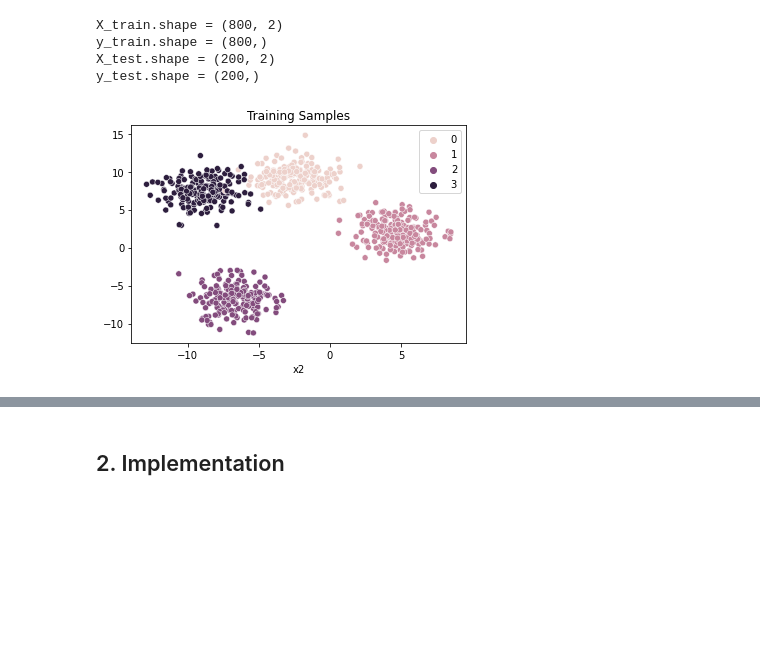
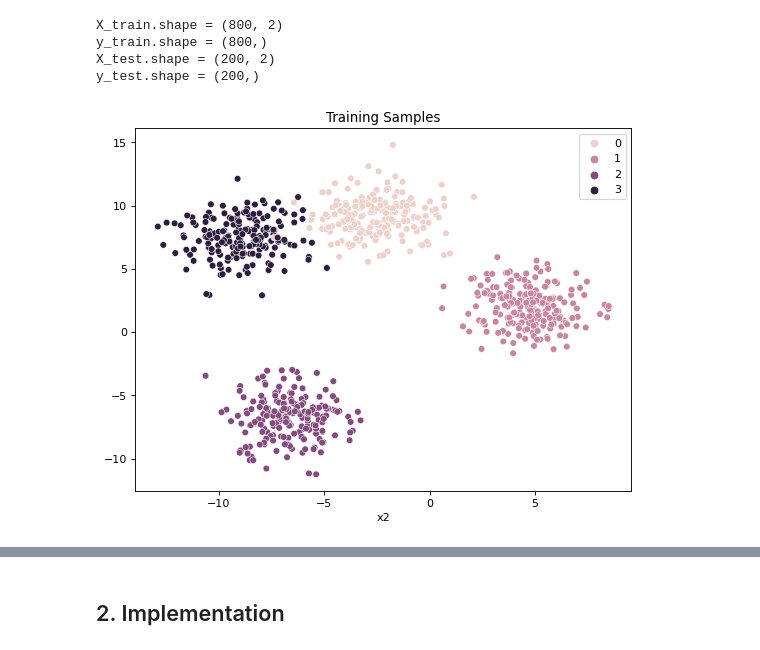
Before and after one commit to Leticia-paiva/d3APL, a Jupyter notebook: v2.ipynb, the cells around one changed output, grey strips where cells are left out. Saved outputs shown, nothing was run; the diff lists cells and outputs as text; code cells hidden in the pictures; blank space fills up the shorter version.

```diff
--- a/v2.ipynb
+++ b/v2.ipynb
@@ -59,14 +60,16 @@ y_train.shape = (800,)
 X_test.shape = (200, 2)
 y_test.shape = (200,)
 # %%
+figure(figsize=(8, 6), dpi=80)
+
 def plot_scatter(X_array, y_array, title=''):
     plt.title(title)
     sns.scatterplot(x=X_array[:, 0], y=X_array[:, 1], hue=y_array)
     plt.xlabel('x1')
     plt.xlabel('x2')
     plt.show()
 
 plot_scatter(X_train, y_train, title='Training Samples')
 # %% [output]
-[figure, old version]
+[figure, new version]
 # %%
```
Also changed, not shown: parts of 19 cells of this notebook, 2 other files.
